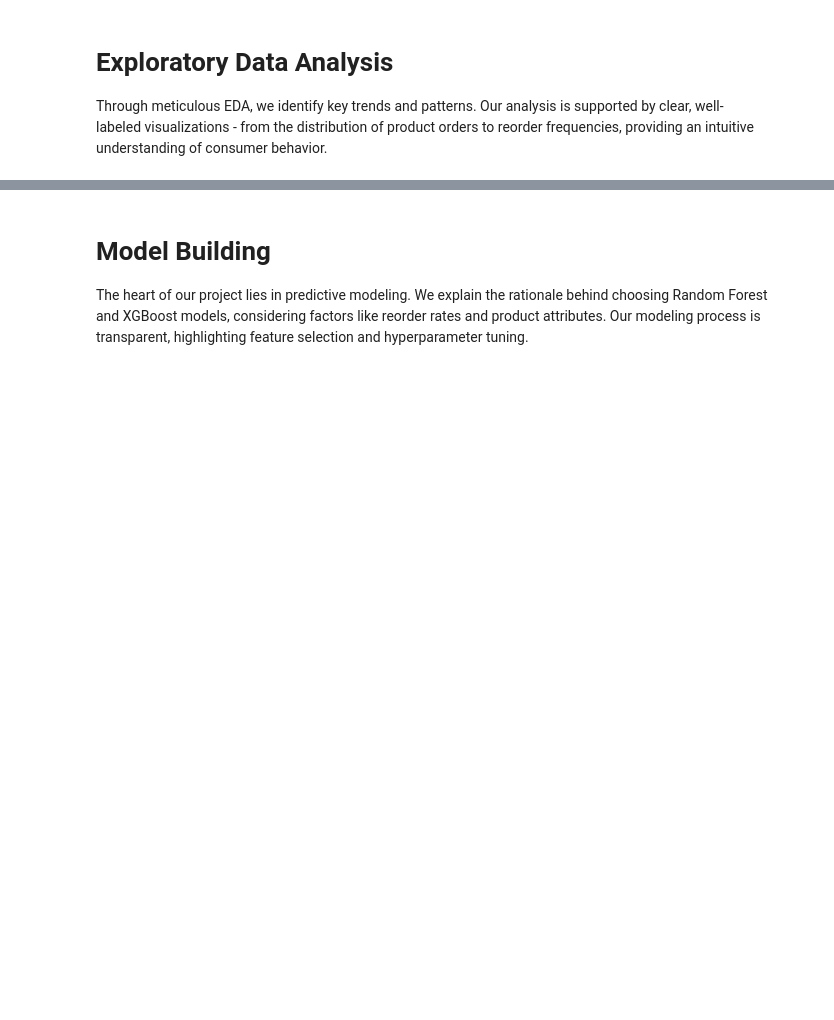
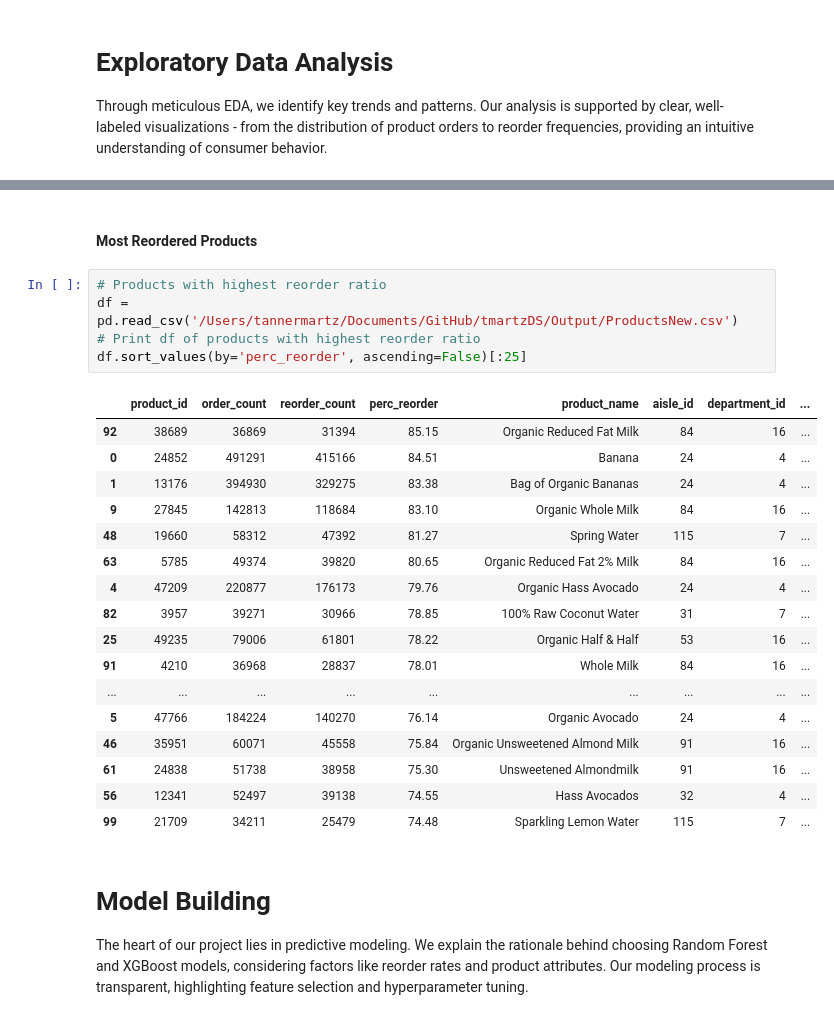
Before and after one commit to cur8tor/tmartzDS, a Jupyter notebook: milestone3.ipynb, the cells around one changed output, grey strips where cells are left out. Drawn from its saved outputs; the diff is of its cells as text; blank space fills up the shorter version.

```diff
--- a/milestone3.ipynb
+++ b/milestone3.ipynb
@@ -139,3 +149,28 @@ df.groupby('department')['order_count'].sum().sort_values(ascending=False)[:25].
+# %% [markdown]
+#### Most Reordered Products
+# %%
+# Products with highest reorder ratio
+df = pd.read_csv('/Users/tannermartz/Documents/GitHub/tmartzDS/Output/ProductsNew.csv')
+# Print df of products with highest reorder ratio
+df.sort_values(by='perc_reorder', ascending=False)[:25]
+# %% [output]
+|  | product_id | order_count | reorder_count | perc_reorder | product_name | aisle_id | department_id | ... |
+| 92 | 38689 | 36869 | 31394 | 85.15 | Organic Reduced Fat Milk | 84 | 16 | ... |
+| 0 | 24852 | 491291 | 415166 | 84.51 | Banana | 24 | 4 | ... |
+| 1 | 13176 | 394930 | 329275 | 83.38 | Bag of Organic Bananas | 24 | 4 | ... |
+| 9 | 27845 | 142813 | 118684 | 83.10 | Organic Whole Milk | 84 | 16 | ... |
+| 48 | 19660 | 58312 | 47392 | 81.27 | Spring Water | 115 | 7 | ... |
+| 63 | 5785 | 49374 | 39820 | 80.65 | Organic Reduced Fat 2% Milk | 84 | 16 | ... |
+| 4 | 47209 | 220877 | 176173 | 79.76 | Organic Hass Avocado | 24 | 4 | ... |
+| 82 | 3957 | 39271 | 30966 | 78.85 | 100% Raw Coconut Water | 31 | 7 | ... |
+| 25 | 49235 | 79006 | 61801 | 78.22 | Organic Half & Half | 53 | 16 | ... |
+| 91 | 4210 | 36968 | 28837 | 78.01 | Whole Milk | 84 | 16 | ... |
+| ... | ... | ... | ... | ... | ... | ... | ... | ... |
+| 5 | 47766 | 184224 | 140270 | 76.14 | Organic Avocado | 24 | 4 | ... |
+| 46 | 35951 | 60071 | 45558 | 75.84 | Organic Unsweetened Almond Milk | 91 | 16 | ... |
+| 61 | 24838 | 51738 | 38958 | 75.30 | Unsweetened Almondmilk | 91 | 16 | ... |
+| 56 | 12341 | 52497 | 39138 | 74.55 | Hass Avocados | 32 | 4 | ... |
+| 99 | 21709 | 34211 | 25479 | 74.48 | Sparkling Lemon Water | 115 | 7 | ... |
 # %% [markdown]
 # Model Building
 
```
Also changed, not shown: parts of 10 cells of this notebook, 1 other file.
